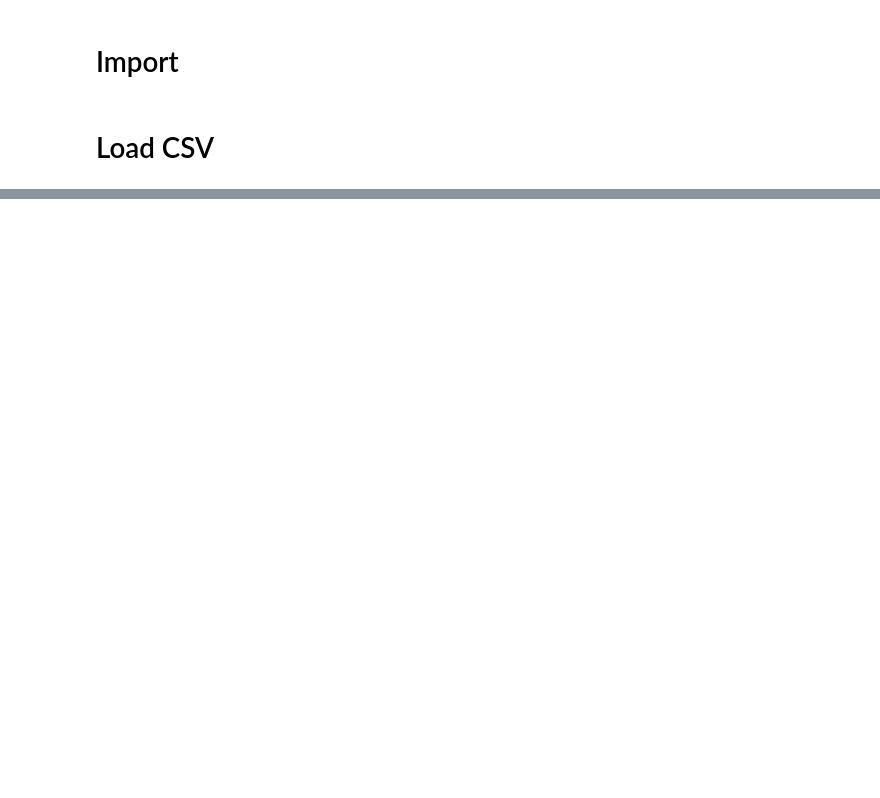
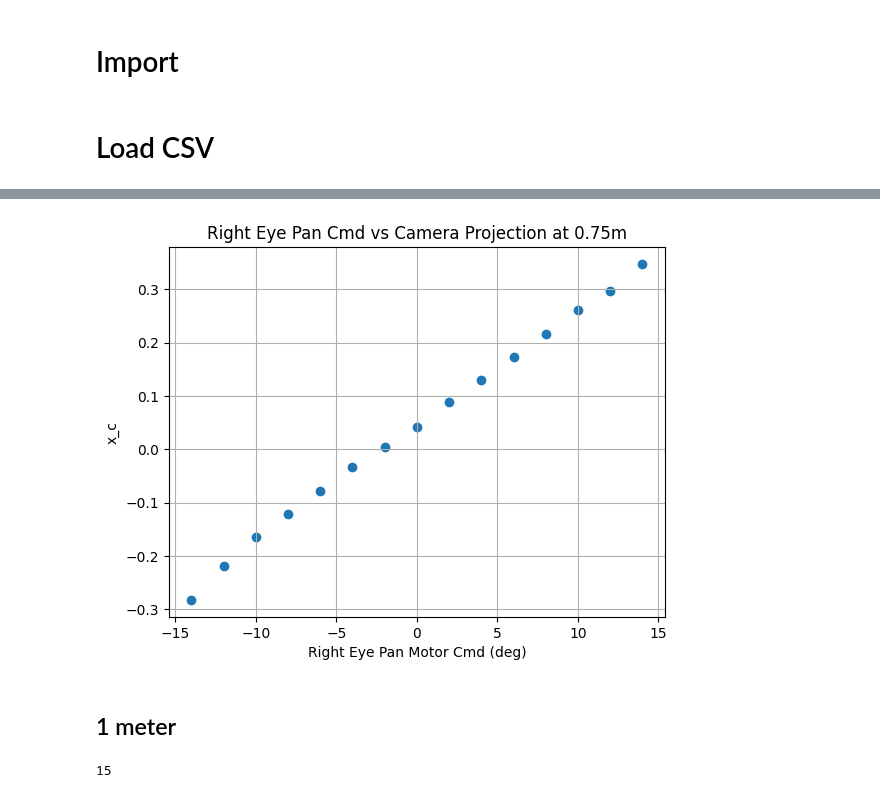
Before and after one commit to jpmnieles/grace_dl, a Jupyter notebook: notebooks/240910_DatasetPlotting.ipynb, the cells around one changed output, grey strips where cells are left out. Cells and saved outputs as stored; diff of their text form; code cells hidden in the pictures; blank space fills up the shorter version.

```diff
--- a/notebooks/240910_DatasetPlotting.ipynb
+++ b/notebooks/240910_DatasetPlotting.ipynb
@@ -33,0 +84,17 @@ Total: 209731
+# %%
+# Right Eye Pan Cmd vs Projection
+plt.figure()
+plt.scatter(zero_df_075m['cmd_theta_right_eye_pan'],zero_df_075m['x_c_r'])
+plt.xlabel('Right Eye Pan Motor Cmd (deg)')
+plt.ylabel('x_c')
+plt.title('Right Eye Pan Cmd vs Camera Projection at 0.75m')
+plt.grid()
+# %% [output]
+[figure, added]
+# %% [markdown]
+## 1 meter
+# %%
+zero_df_1m = zero_df[(zero_df['z_c_l'] >= 0.9) & (zero_df['z_c_l'] <=1.1)]
+print(len(zero_df_1m))
+# %% [output]
+15
```
Also changed, not shown: parts of 117 cells of this notebook.
